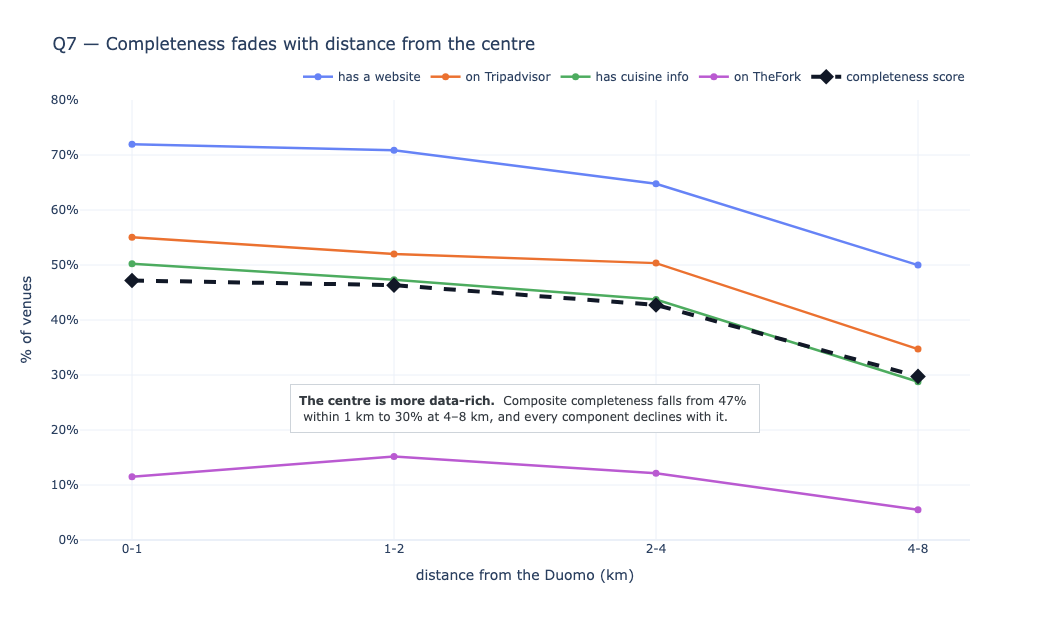
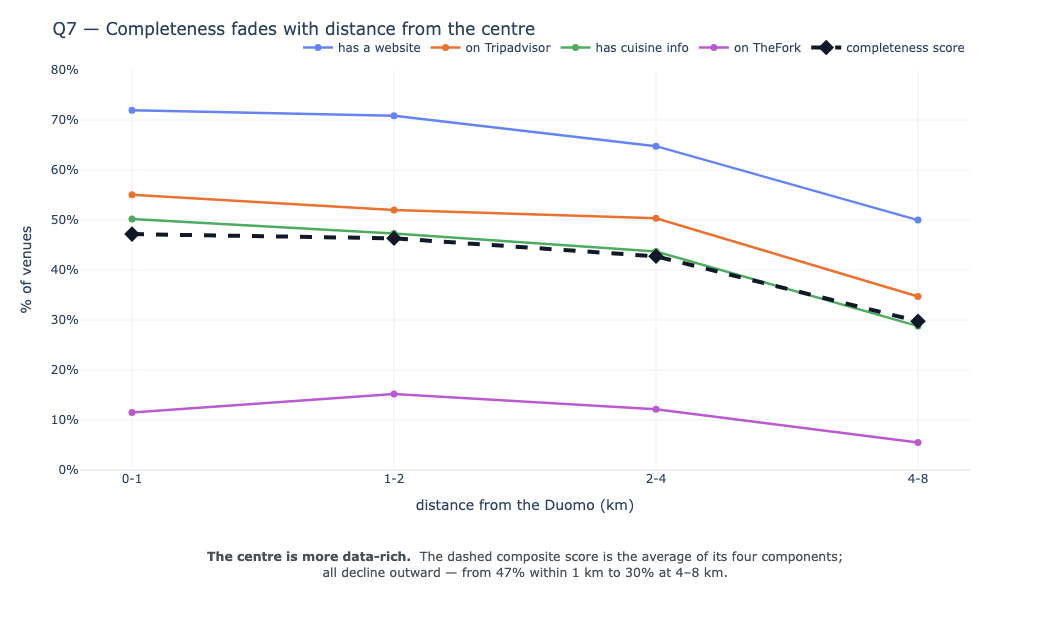
Unified diff of the notebook cell whose output changed from the first chart to the second:
--- before
+++ after
@@ -21,15 +21,15 @@
     line=dict(color="#111827", width=4, dash="dash"),
     marker=dict(symbol="diamond", size=12, color="#111827")))
-fig.update_layout(template="plotly_white",
+fig.update_layout(template="plotly_white", height=670, margin=dict(b=150, t=70),
     title="Q7 — Completeness fades with distance from the centre",
     xaxis=dict(title="distance from the Duomo (km)"),
     yaxis=dict(title="% of venues", range=[0, 80], ticksuffix="%"),
     legend=dict(orientation="h", yanchor="bottom", y=1.02, xanchor="right", x=1))
+# --- storytelling caption, centred UNDER the chart ---
 fig.add_annotation(
-    xref="paper", yref="paper", x=0.5, y=0.30, xanchor="center", yanchor="middle",
-    align="left", showarrow=False, borderpad=8, borderwidth=1, bordercolor="#CED4DA",
-    bgcolor="rgba(255,255,255,0.92)", font=dict(size=12, color="#343A40"),
-    text=("<b>The centre is more data-rich.</b>  "
-          f"Composite completeness falls from {comp.iloc[0]:.0f}% <br> within 1 km "
-          f"to {comp.iloc[-1]:.0f}% at 4–8 km, and every component declines with it."))
+    xref="paper", yref="paper", x=0.5, y=-0.19, xanchor="center", yanchor="top",
+    align="center", showarrow=False, font=dict(size=12.5, color="#495057"),
+    text=("<b>The centre is more data-rich.</b>  The dashed composite score is the average of its four "
+          "components;<br>all decline outward — "
+          f"from {comp.iloc[0]:.0f}% within 1 km to {comp.iloc[-1]:.0f}% at 4–8 km."))
 fig.show()

Commit: fix annotations